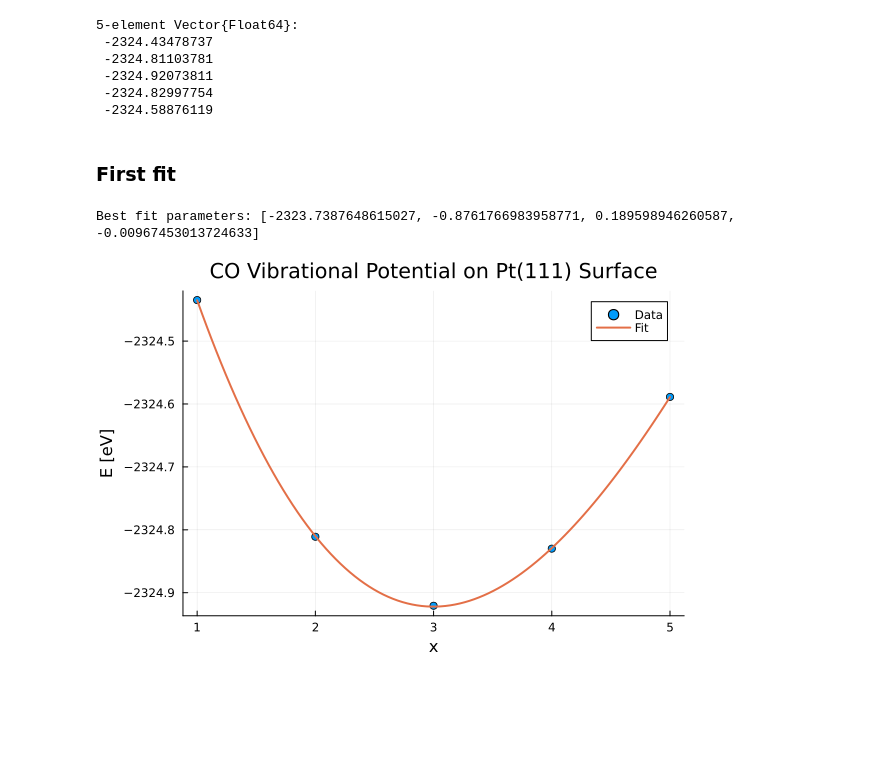
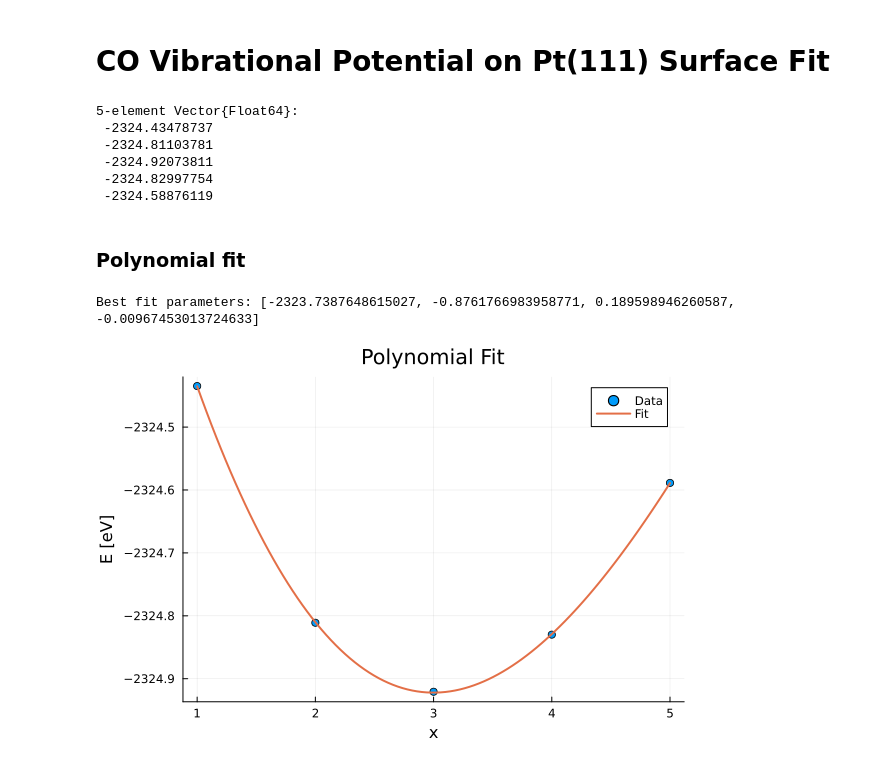
Before and after one commit to framere/SideProj, a Jupyter notebook: julia_test.ipynb, the cells around one changed output. Cells and saved outputs as stored; diff of their text form; code cells hidden in the pictures; blank space fills up the shorter version.

```diff
--- a/julia_test.ipynb
+++ b/julia_test.ipynb
@@ -6,3 +8,5 @@ using Plots
+# %% [markdown]
+# CO Vibrational Potential on Pt(111) Surface Fit
 # %%
 # read the data from potential_data
 data = readdlm("potential_data", skipstart=1)
@@ -17,20 +21,20 @@ E = data[:, 2]
  -2324.82997754
  -2324.58876119
 # %% [markdown]
-### First fit
+### Polynomial fit
 # %%
 model(x, p) = p[1] .+ p[2] * x .+ p[3] * x.^2 .+ p[4] * x.^3
 initial_params = [1000.0, - 1.0, 0.0, 0.0]
 fit_result = curve_fit(model, x, E, initial_params)
 
 best_fit_params = fit_result.param
 
 println("Best fit parameters: ", best_fit_params)
 
 # plot the data and the fit
 x_plot = range(minimum(x), stop=maximum(x), length=100)
-scatter(x, E, label="Data", xlabel="x", ylabel="E [eV]", title="CO Vibrational Potential on Pt(111) Surface")
+scatter(x, E, label="Data", xlabel="x", ylabel="E [eV]", title="Polynomial Fit")
 plot!(x_plot, model(x_plot, best_fit_params), label="Fit", linewidth=2)
 # %% [output]
 Best fit parameters: [-2323.7387648615027, -0.8761766983958771, 0.189598946260587, -0.00967453013724633]
-[figure, old version]
+[figure, new version]
```
Also changed, not shown: parts of 5 cells of this notebook, 1 other file.
